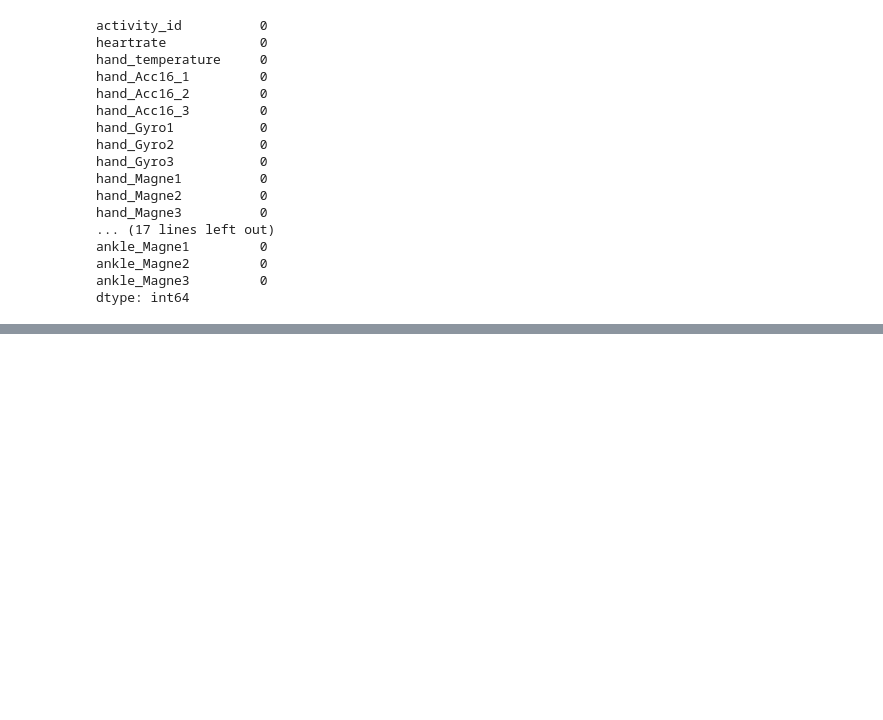
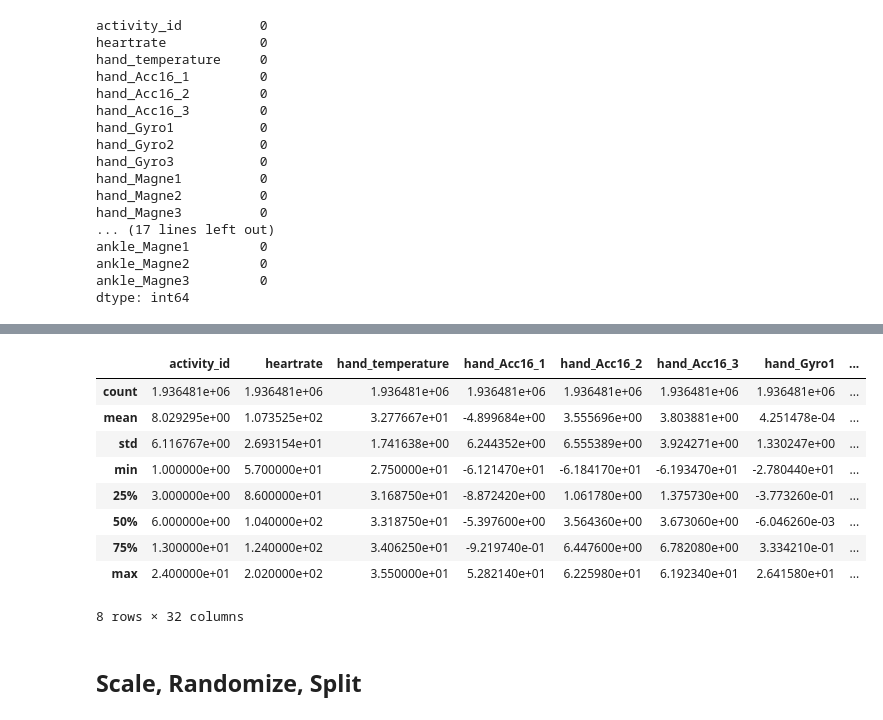
Before and after one commit to swetzel1/introduction_to_ml, a Jupyter notebook: project/final_project.ipynb, the cells around one changed output, grey strips where cells are left out. Drawn from its saved outputs; the diff is of its cells as text; code cells hidden in the pictures; blank space fills up the shorter version.

```diff
--- a/project/final_project.ipynb
+++ b/project/final_project.ipynb
@@ -170,0 +192,15 @@ dtype: int64
+# %%
+data.describe()
+# %% [output]
+|  | activity_id | heartrate | hand_temperature | hand_Acc16_1 | hand_Acc16_2 | hand_Acc16_3 | hand_Gyro1 | ... |
+| count | 1.936481e+06 | 1.936481e+06 | 1.936481e+06 | 1.936481e+06 | 1.936481e+06 | 1.936481e+06 | 1.936481e+06 | ... |
+| mean | 8.029295e+00 | 1.073525e+02 | 3.277667e+01 | -4.899684e+00 | 3.555696e+00 | 3.803881e+00 | 4.251478e-04 | ... |
+| std | 6.116767e+00 | 2.693154e+01 | 1.741638e+00 | 6.244352e+00 | 6.555389e+00 | 3.924271e+00 | 1.330247e+00 | ... |
+| min | 1.000000e+00 | 5.700000e+01 | 2.750000e+01 | -6.121470e+01 | -6.184170e+01 | -6.193470e+01 | -2.780440e+01 | ... |
+| 25% | 3.000000e+00 | 8.600000e+01 | 3.168750e+01 | -8.872420e+00 | 1.061780e+00 | 1.375730e+00 | -3.773260e-01 | ... |
+| 50% | 6.000000e+00 | 1.040000e+02 | 3.318750e+01 | -5.397600e+00 | 3.564360e+00 | 3.673060e+00 | -6.046260e-03 | ... |
+| 75% | 1.300000e+01 | 1.240000e+02 | 3.406250e+01 | -9.219740e-01 | 6.447600e+00 | 6.782080e+00 | 3.334210e-01 | ... |
+| max | 2.400000e+01 | 2.020000e+02 | 3.550000e+01 | 5.282140e+01 | 6.225980e+01 | 6.192340e+01 | 2.641580e+01 | ... |
+8 rows × 32 columns
+# %% [markdown]
+## Scale, Randomize, Split
```
Also changed, not shown: parts of 7 cells of this notebook.
